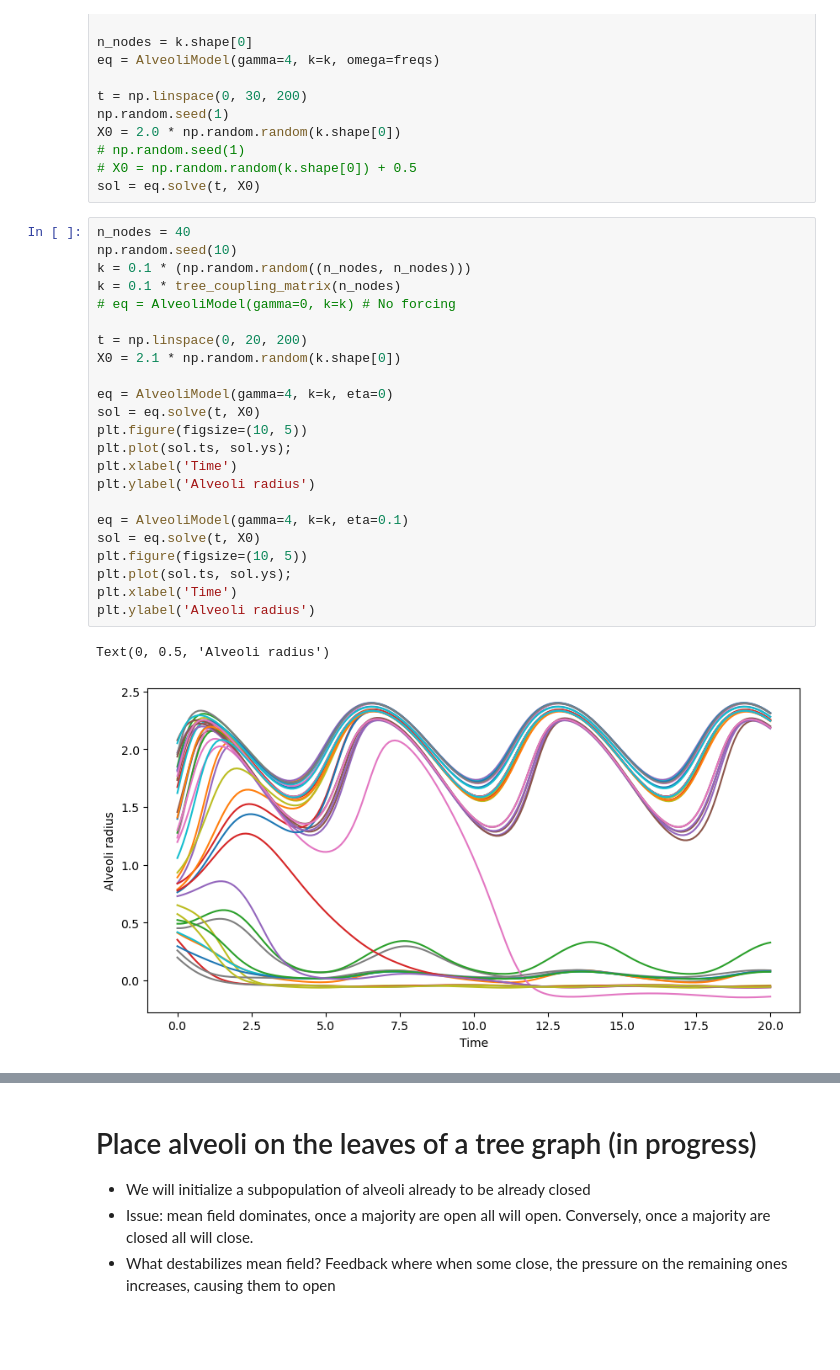
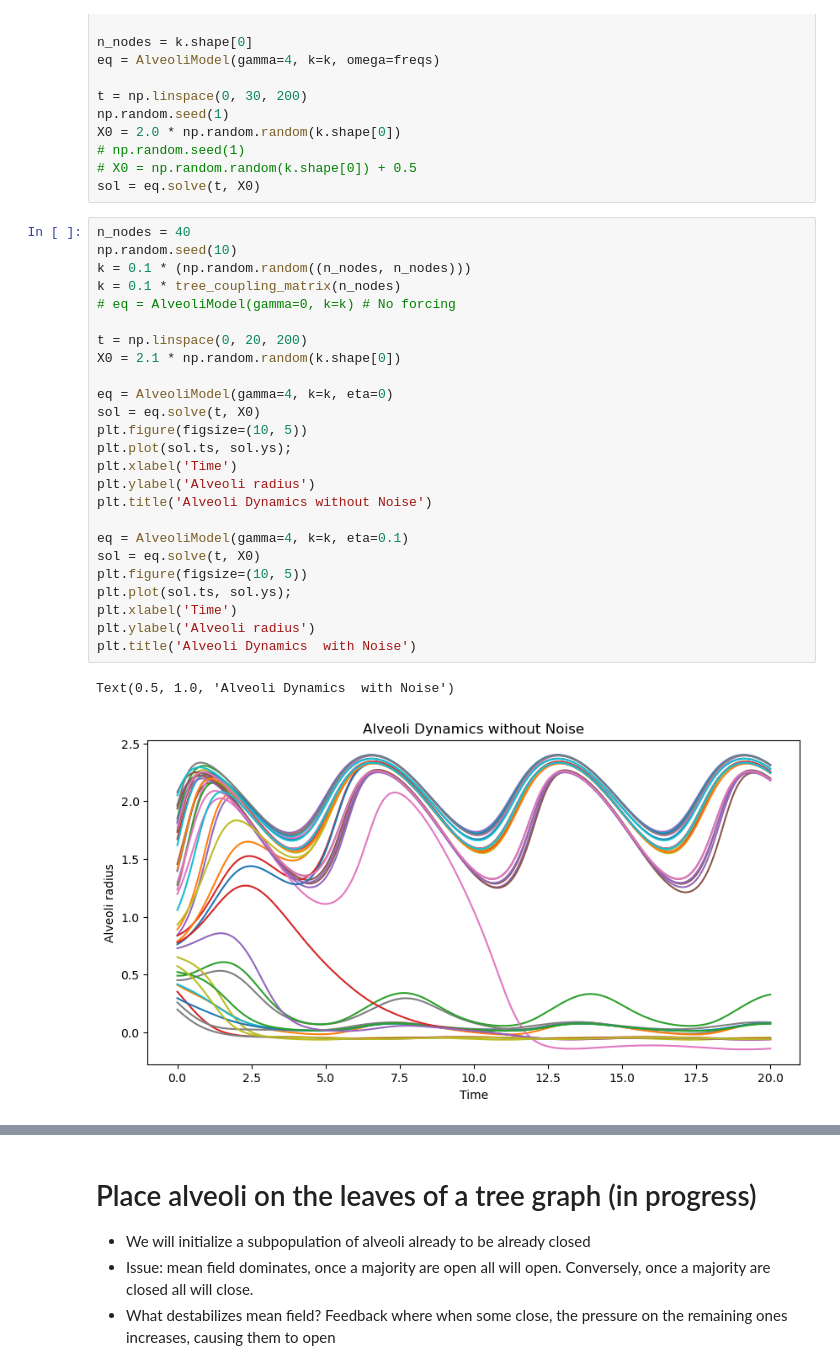
Before and after one commit to williamgilpin/alveoli, a Jupyter notebook: alveoli_model.ipynb, the cells around one changed output, grey strips where cells are left out. Saved outputs shown, nothing was run; the diff lists cells and outputs as text; blank space fills up the shorter version.

```diff
--- a/alveoli_model.ipynb
+++ b/alveoli_model.ipynb
@@ -205,26 +205,28 @@ sol = eq.solve(t, X0)
 # %%
 n_nodes = 40
 np.random.seed(10)
 k = 0.1 * (np.random.random((n_nodes, n_nodes)))
 k = 0.1 * tree_coupling_matrix(n_nodes)
 # eq = AlveoliModel(gamma=0, k=k) # No forcing
 
 t = np.linspace(0, 20, 200)
 X0 = 2.1 * np.random.random(k.shape[0])
 
 eq = AlveoliModel(gamma=4, k=k, eta=0)
 sol = eq.solve(t, X0)
 plt.figure(figsize=(10, 5))
 plt.plot(sol.ts, sol.ys);
 plt.xlabel('Time')
 plt.ylabel('Alveoli radius')
+plt.title('Alveoli Dynamics without Noise')
 
 eq = AlveoliModel(gamma=4, k=k, eta=0.1)
 sol = eq.solve(t, X0)
 plt.figure(figsize=(10, 5))
 plt.plot(sol.ts, sol.ys);
 plt.xlabel('Time')
 plt.ylabel('Alveoli radius')
+plt.title('Alveoli Dynamics  with Noise')
 # %% [output]
-Text(0, 0.5, 'Alveoli radius')
+Text(0.5, 1.0, 'Alveoli Dynamics  with Noise')
-[figure, old version]
+[figure, new version]
```
Also changed, not shown: parts of 1 cell of this notebook.
